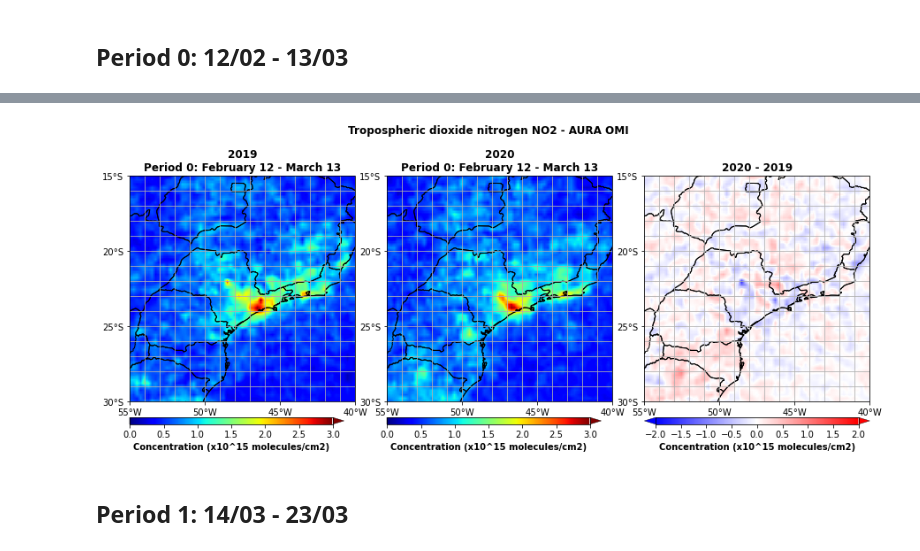
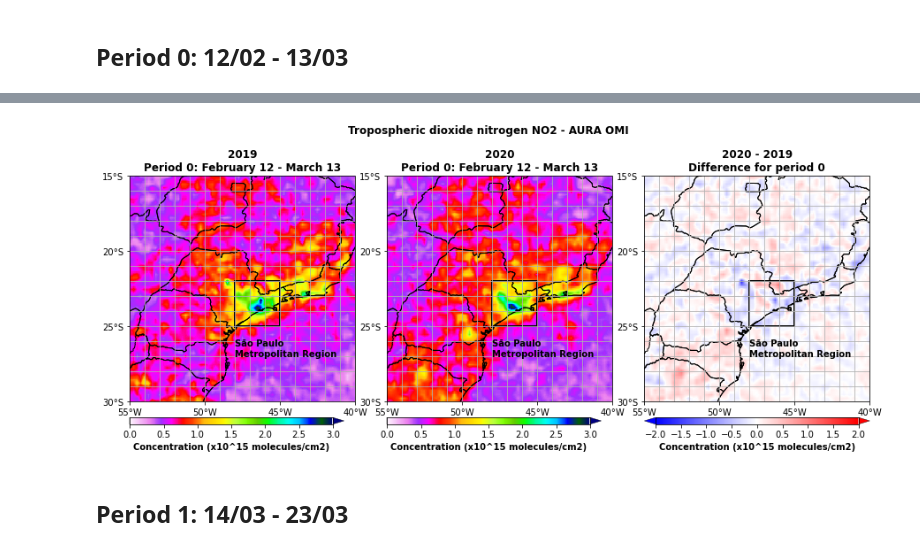
Before and after one commit to SandroAlex/phd, a Jupyter notebook: notebooks/covid19/no2_omi2.ipynb, the cells around one changed output, grey strips where cells are left out. Saved outputs shown, nothing was run; the diff lists cells and outputs as text; code cells hidden in the pictures.

```diff
--- a/notebooks/covid19/no2_omi2.ipynb
+++ b/notebooks/covid19/no2_omi2.ipynb
@@ -480,7 +480,7 @@ axgr = AxesGrid(
 # Make maps.
 for index, axis in enumerate(axgr):
     axis.coastlines()
-    axis.set_extent([-57, -38, -32, -13], crs=projection)
+    axis.set_extent([-55, -40, -30, -15], crs=projection)
     axis.add_feature(cfeature.BORDERS)
     axis.set_xticks(np.arange(-55, -40 + 5, 5), crs=projection)
     axis.set_yticks(np.arange(-30, -15 + 5, 5), crs=projection)
@@ -503,7 +503,10 @@ for index, axis in enumerate(axgr):
 p = (DS.NO2.mean("time") / scale).\
     interp(coords=grid).plot(
     ax=axgr[0],
-    cmap=plt.cm.rainbow,
+    vmin=0.00,
+    vmax=4.00,
+    levels=np.arange(0.00, 4.00 + 0.05, 0.05),
+    cmap=plt.cm.gist_ncar_r,
     add_colorbar=False,
     add_labels=False
 )
@@ -512,28 +515,16 @@ p = (DS.NO2.mean("time") / scale).\
 cb = axgr.cbar_axes[0].colorbar(p, extend="max")
 cb.set_label_text("Concentration (x10^15 molecules/cm2)", weight="bold")
 
-# Box around Southeast.
-axgr[0].text(x=-55, y=-15 + 0.50, s="Southeastern Brazil", color="black", weight="bold")
-axgr[0].add_patch(mpatches.Rectangle(
-    xy=[-55, -30],
-    width=15,
-    height=15,
-    fill=None,
-    lw=4,
-    edgecolor="black",
-    facecolor="black"
-))
-
 # Box around São Paulo city.
-axgr[0].text(x=box_lon_i, y=box_lat_f + 0.50, s="São Paulo City", color="yellow", weight="bold")
+axgr[0].text(x=box_lon_i, y=-26, s="São Paulo Metropolitan Region", color="black", weight="bold")
 axgr[0].add_patch(mpatches.Rectangle(
     xy=[box_lon_i, box_lat_i],
     width=box_dlon,
     height=box_dlat,
     fill=None,
     lw=2,
-    edgecolor="yellow",
-    facecolor="yellow"
+    edgecolor="black",
+    facecolor="black"
 ))
 
 # Adjustments.
@@ -730,13 +721,27 @@ for index, axis in enumerate(axgr):
             edgecolor="black"
         )
 
+# Box around São Paulo city.
+for axis in axgr:
+    axis.text(x=-48, y=-27,
+              s="São Paulo\nMetropolitan Region", color="black", weight="bold")
+    axis.add_patch(mpatches.Rectangle(
+        xy=[box_lon_i, box_lat_i],
+        width=box_dlon,
+        height=box_dlat,
+        fill=None,
+        lw=2,
+        edgecolor="black",
+        facecolor="black"
+    ))
+
 # Period 0 for 2019.
 p = (DS.NO2.sel(time=p0s[2019]).mean("time") / scale).\
     interp(coords=grid).plot(
     ax=axgr[0],
     vmin=vmin,
     vmax=vmax,
-    cmap=plt.cm.jet,
+    cmap=plt.cm.gist_ncar_r,
     add_colorbar=False,
     add_labels=False
 )
@@ -752,7 +757,7 @@ p = (DS.NO2.sel(time=p0s[2020]).mean("time") / scale).\
     ax=axgr[1],
     vmin=vmin,
     vmax=vmax,
-    cmap=plt.cm.jet,
+    cmap=plt.cm.gist_ncar_r,
     add_colorbar=False,
     add_labels=False
 )
@@ -783,7 +788,7 @@ cb.set_label_text("Concentration (x10^15 molecules/cm2)", weight="bold")
 fig.suptitle("Tropospheric dioxide nitrogen NO2 - AURA OMI", weight="bold")
 axgr[0].set_title(t0s[2019], weight="bold")
 axgr[1].set_title(t0s[2020], weight="bold")
-axgr[2].set_title("2020 - 2019", weight="bold")
+axgr[2].set_title("2020 - 2019\nDifference for period 0", weight="bold")
 
 if save_fig:
     plt.savefig(
@@ -797,4 +802,4 @@ Wall time: 2.93 s
-[figure, old version]
+[figure, new version]
 # %% [markdown]
 ## Period 1: 14/03 - 23/03
 # %%
```
Also changed, not shown: parts of 31 cells of this notebook.
